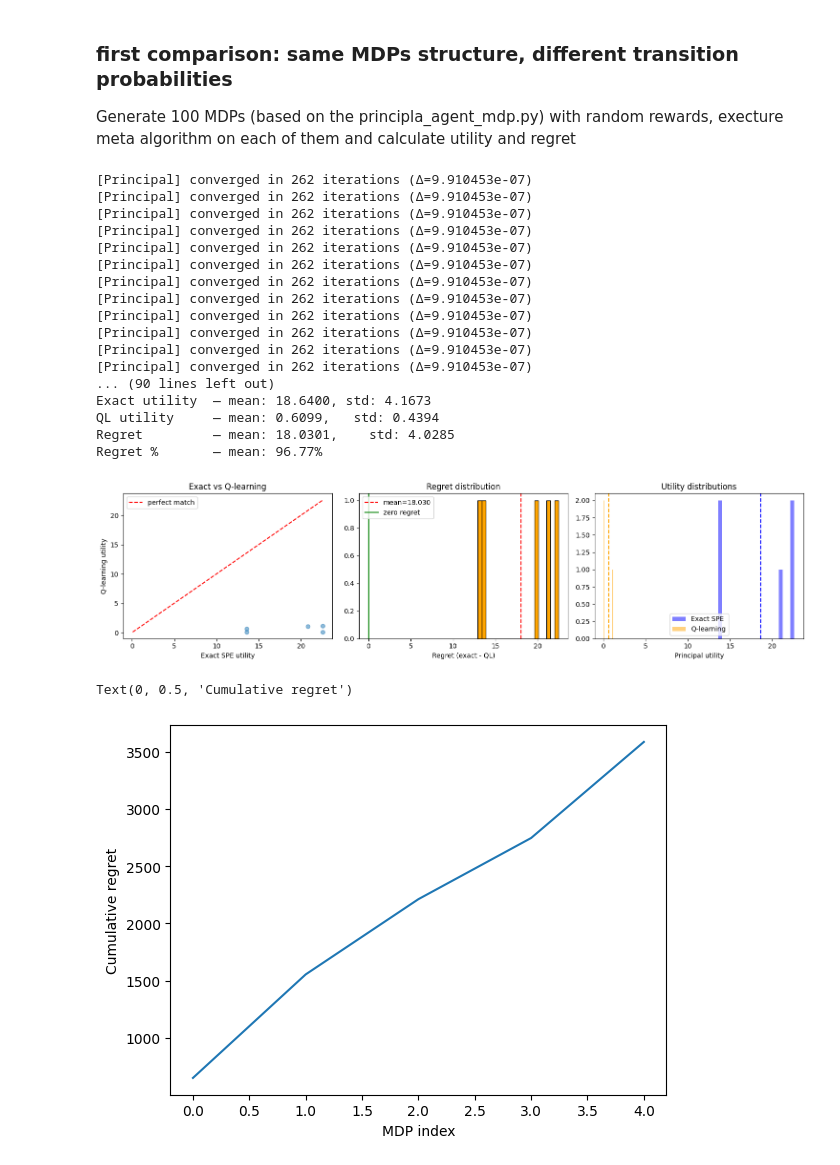
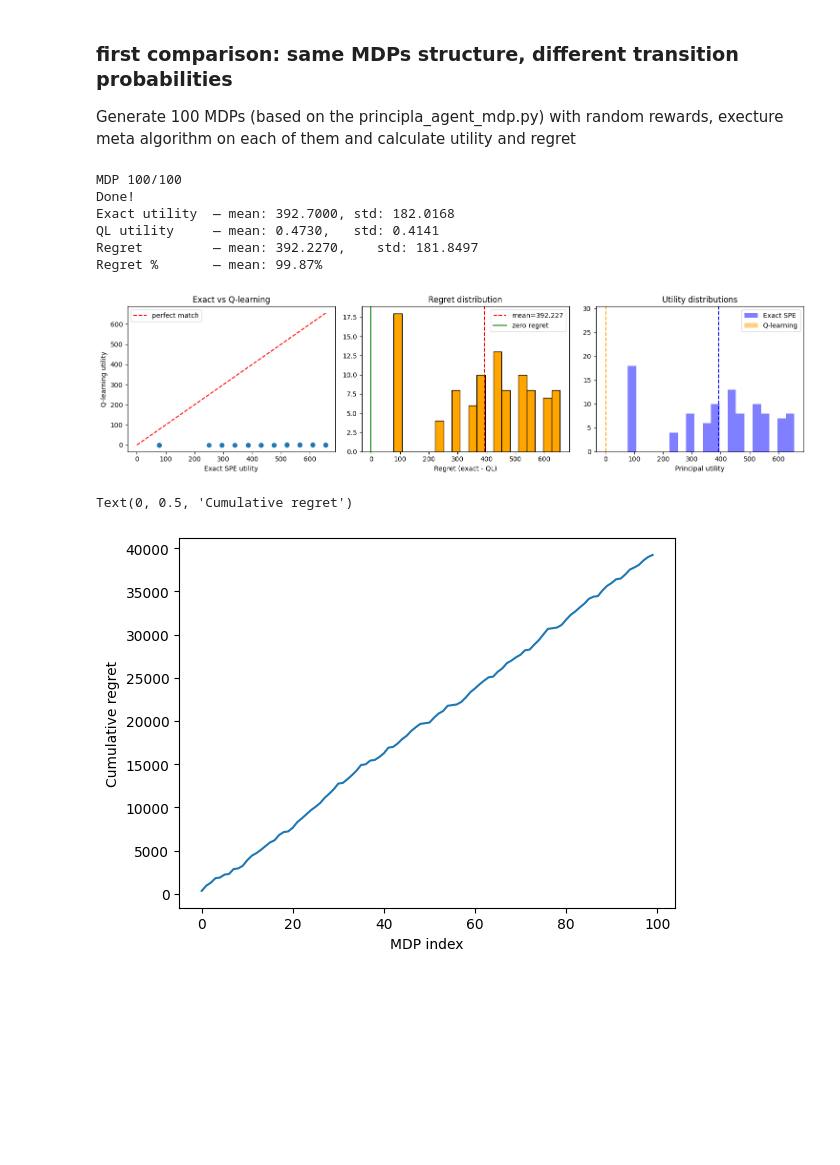
Before and after one commit to martavise/Seminar_RLDMUU_AI_agents_contracts, a Jupyter notebook: algorithm_comparison/meta_vs_qlear.ipynb, the cells around one changed output. Cells and saved outputs as stored; diff of their text form; code cells hidden in the pictures; blank space fills up the shorter version.

```diff
--- a/algorithm_comparison/meta_vs_qlear.ipynb
+++ b/algorithm_comparison/meta_vs_qlear.ipynb
@@ -21,10 +21,10 @@ from qlearn.agent_qlearn import AgentQLearn
 from qlearn.principal_qlearn import PrincipalQLearn
 # %%
 # ── run parameters ──────────────────────────────────────────────────────────────
-N_MDP      = 5
+N_MDP      = 100
 GAMMA      = 1
 N_META     = 20
-N_EPISODES = 50000
+N_EPISODES = 5000
 ALPHA      = 0.1
 EPSILON    = 0.1
 
@@ -44,13 +44,24 @@ def solve_exact(mdp, r_p):
 
 # ── Q-learning algo ─────────────────────────────────────────
 def solve_qlearning(mdp, r_p):
-    """Meta-algorithm with Q-learning — Section 4."""
+    """Meta-algorithm with Q-learning — Section 4.
+
+    FIXES:
+    1. Update Q_bar periodically (every N_UPDATE episodes) instead of freezing it
+    2. Add epsilon-greedy exploration for principal's action selection
+    3. Clear contract cache after updating Q_bar to avoid stale contracts
+    4. Principal learns which contracts work for learned Q-values
+    """
     agent     = AgentQLearn(mdp, alpha=ALPHA, epsilon=EPSILON)
     principal = PrincipalQLearn(mdp, r_p, alpha=ALPHA, epsilon=EPSILON)
     rho       = {s: (0.0, 0.0) for s in range(mdp.n_states)}
 
+    N_UPDATE = 200  # Update Q_bar every 200 episodes
+
     for _ in range(N_META):
         agent.reset()
+
+        # Phase 1: Agent learns Q_bar
         for episode in range(N_EPISODES):
             s = mdp.s0
             while not mdp.is_terminal(s):
@@ -62,27 +73,41 @@ def solve_qlearning(mdp, r_p):
                 agent.update(s, a, o, s_next, b_next)
                 s = s_next
 
+        # Phase 2: Principal learns contracts based on CURRENT agent Q_bar
         principal.reset()
+
+        # Get fresh Q_bar from agent
         Q_bar = agent.get_Q_bar()
 
-        contract_table = {(s, a_p): principal.find_best_contract(s, a_p, Q_bar)
-                          for s in range(mdp.n_states)
-                          for a_p in range(mdp.n_actions)}
+        for episode in range(N_EPISODES):
+            # Periodically refresh Q_bar and clear cache (every N_UPDATE episodes)
+            if episode % N_UPDATE == 0:
+                Q_bar = agent.get_Q_bar()
+                principal._contract_cache.clear()  # Force recomputation of contracts
 
-        for episode in range(N_EPISODES):
             s = mdp.s0
             while not mdp.is_terminal(s):
-                a_p = np.random.randint(mdp.n_actions) if np.random.rand() < EPSILON \
-                      else int(np.argmax(principal.q[s]))
-                b      = contract_table[(s, a_p)]
-                o      = mdp.sample_outcome(s, a_p)
+                # ── Principal selects action with epsilon-greedy ──
+                if np.random.rand() < EPSILON:
+                    a_p = np.random.randint(mdp.n_actions)  # explore
+                else:
+                    a_p = int(np.argmax(principal.q[s]))    # exploit
+
+                # Find cheapest contract to induce a_p given current Q_bar
+                b = principal.find_best_contract(s, a_p, Q_bar)
+
+                # Environment step
+                o = mdp.sample_outcome(s, a_p)
                 s_next = mdp.T(s, o)
+
+                # Principal update
                 principal.update(s, a_p, b, o, s_next)
                 s = s_next
 
+        # Extract learned policy as contracts
         for s in range(mdp.n_states):
             best_a_p = int(np.argmax(principal.q[s]))
-            rho[s]   = contract_table[(s, best_a_p)]
+            rho[s] = principal.find_best_contract(s, best_a_p, Q_bar)
 
     # evaluate learned utility
     return evaluate_utility(mdp, rho)
@@ -128,7 +153,7 @@ for i in range(N_MDP):
     for s in range(mdp.n_states):
         for a in range(mdp.n_actions):
             probs = np.random.dirichlet(3* np.ones(mdp.n_outcomes))  #probabilites generated with Dirichlet3
-            # mdp.P_outcome[s, a, :] = probs #removed for sanity check
+            mdp.P_outcome[s, a, :] = probs #removed for sanity check
 
     r_p = np.zeros((mdp.n_states, mdp.n_outcomes))
 
@@ -164,51 +189,40 @@ print(f"Regret %       — mean: {np.mean(np.array(regrets)/(np.array(exact_util
 fig, axes = plt.subplots(1, 3, figsize=(15, 4))
 
 axes[0].scatter(exact_utils, ql_utils, alpha=0.5)
 lims = [min(exact_utils+ql_utils), max(exact_utils+ql_utils)]
 axes[0].plot(lims, lims, 'r--', label='perfect match')
 axes[0].set_xlabel('Exact SPE utility')
 axes[0].set_ylabel('Q-learning utility')
 axes[0].set_title('Exact vs Q-learning')
 axes[0].legend()
 
 axes[1].hist(regrets, bins=20, edgecolor='black', color='orange')
 axes[1].axvline(np.mean(regrets), color='red', linestyle='--',
                 label=f"mean={np.mean(regrets):.3f}")
 axes[1].axvline(0, color='green', linestyle='-', label='zero regret')
 axes[1].set_title('Regret distribution')
 axes[1].set_xlabel('Regret (exact - QL)')
 axes[1].legend()
 
 axes[2].hist(exact_utils, bins=20, alpha=0.5, label='Exact SPE', color='blue')
 axes[2].hist(ql_utils,    bins=20, alpha=0.5, label='Q-learning', color='orange')
 axes[2].axvline(np.mean(exact_utils), color='blue',   linestyle='--')
 axes[2].axvline(np.mean(ql_utils),    color='orange', linestyle='--')
 axes[2].set_title('Utility distributions')
 axes[2].set_xlabel('Principal utility')
 axes[2].legend()
 
 plt.tight_layout()
 plt.savefig('comparison.png', dpi=150)
 plt.show()
 # %% [output]
-[Principal] converged in 262 iterations (Δ=9.910453e-07)
-[Principal] converged in 262 iterations (Δ=9.910453e-07)
-[Principal] converged in 262 iterations (Δ=9.910453e-07)
-[Principal] converged in 262 iterations (Δ=9.910453e-07)
-[Principal] converged in 262 iterations (Δ=9.910453e-07)
-[Principal] converged in 262 iterations (Δ=9.910453e-07)
-[Principal] converged in 262 iterations (Δ=9.910453e-07)
-[Principal] converged in 262 iterations (Δ=9.910453e-07)
-[Principal] converged in 262 iterations (Δ=9.910453e-07)
-[Principal] converged in 262 iterations (Δ=9.910453e-07)
-[Principal] converged in 262 iterations (Δ=9.910453e-07)
-[Principal] converged in 262 iterations (Δ=9.910453e-07)
-... (90 lines left out)
-Exact utility  — mean: 18.6400, std: 4.1673
-QL utility     — mean: 0.6099,   std: 0.4394
-Regret         — mean: 18.0301,    std: 4.0285
-Regret %       — mean: 96.77%
+MDP 100/100
+Done!
+Exact utility  — mean: 392.7000, std: 182.0168
+QL utility     — mean: 0.4730,   std: 0.4141
+Regret         — mean: 392.2270,    std: 181.8497
+Regret %       — mean: 99.87%
-[figure, old version]
+[figure, new version]
 # %%
 cum_regret = np.cumsum(regrets)
 
@@ -217,6 +231,6 @@ plt.xlabel("MDP index")
 plt.ylabel("Cumulative regret")
 # %% [output]
 Text(0, 0.5, 'Cumulative regret')
-[figure, old version]
+[figure, new version]
 # %%
 # ── run parameters ──────────────────────────────────────────────────────────────
```
Also changed, not shown: parts of 2 cells of this notebook, 1 other file.
